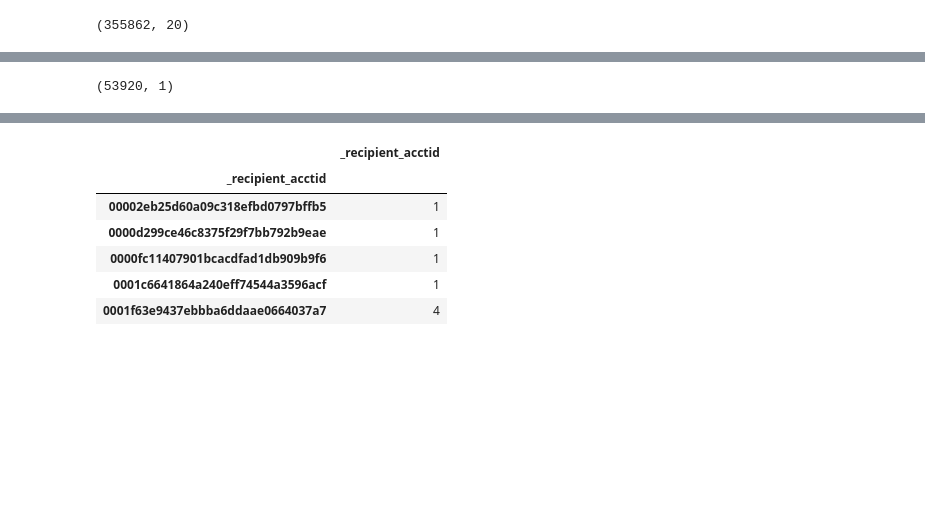
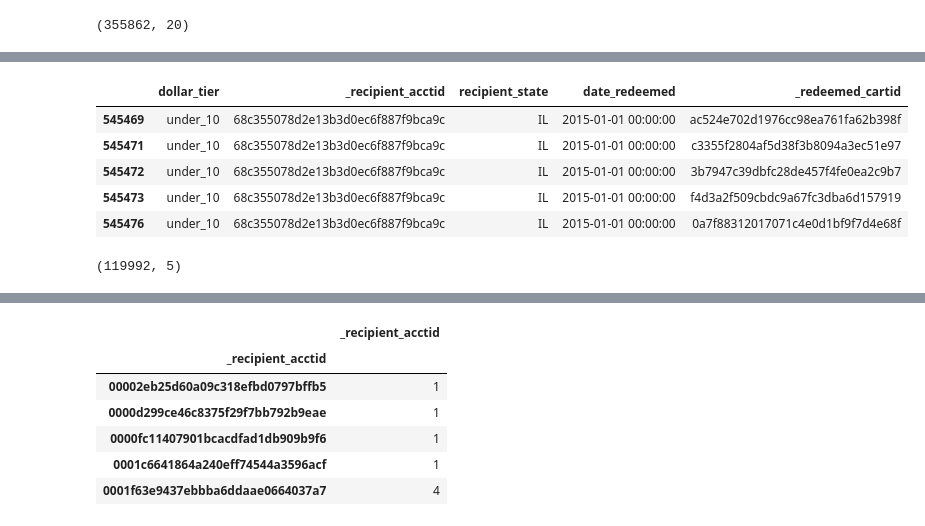
Before and after one commit to Nameetharamachandra/Donors_Project, a Jupyter notebook: data_transformation/Matching_Giftcard_data_with_donation_data.ipynb, the cells around one changed output, grey strips where cells are left out. Cells and saved outputs as stored; diff of their text form; code cells hidden in the pictures; blank space fills up the shorter version.

```diff
--- a/data_transformation/Matching_Giftcard_data_with_donation_data.ipynb
+++ b/data_transformation/Matching_Giftcard_data_with_donation_data.ipynb
@@ -355,4 +391,17 @@ giftcards_2015_Test=giftcards_2015.groupby(['_recipient_acctid'])[['_recipient_a
+# %%
+#select only the columns related to recipient
+giftcards_2015_recipients=giftcards_2015[['dollar_tier','_recipient_acctid','recipient_state','date_redeemed',
+                                         '_redeemed_cartid',]]
+# %%
+giftcards_2015_recipients.head()
+# %% [output]
+|  | dollar_tier | _recipient_acctid | recipient_state | date_redeemed | _redeemed_cartid |
+| 545469 | under_10 | 68c355078d2e13b3d0ec6f887f9bca9c | IL | 2015-01-01 00:00:00 | ac524e702d1976cc98ea761fa62b398f |
+| 545471 | under_10 | 68c355078d2e13b3d0ec6f887f9bca9c | IL | 2015-01-01 00:00:00 | c3355f2804af5d38f3b8094a3ec51e97 |
+| 545472 | under_10 | 68c355078d2e13b3d0ec6f887f9bca9c | IL | 2015-01-01 00:00:00 | 3b7947c39dbfc28de457f4fe0ea2c9b7 |
+| 545473 | under_10 | 68c355078d2e13b3d0ec6f887f9bca9c | IL | 2015-01-01 00:00:00 | f4d3a2f509cbdc9a67fc3dba6d157919 |
+| 545476 | under_10 | 68c355078d2e13b3d0ec6f887f9bca9c | IL | 2015-01-01 00:00:00 | 0a7f88312017071c4e0d1bf9f7d4e68f |
 # %%
-giftcards_2015_Test.shape
+giftcards_2015_recipients.shape
 # %% [output]
-(53920, 1)
+(119992, 5)
```
Also changed, not shown: parts of 17 cells of this notebook.
